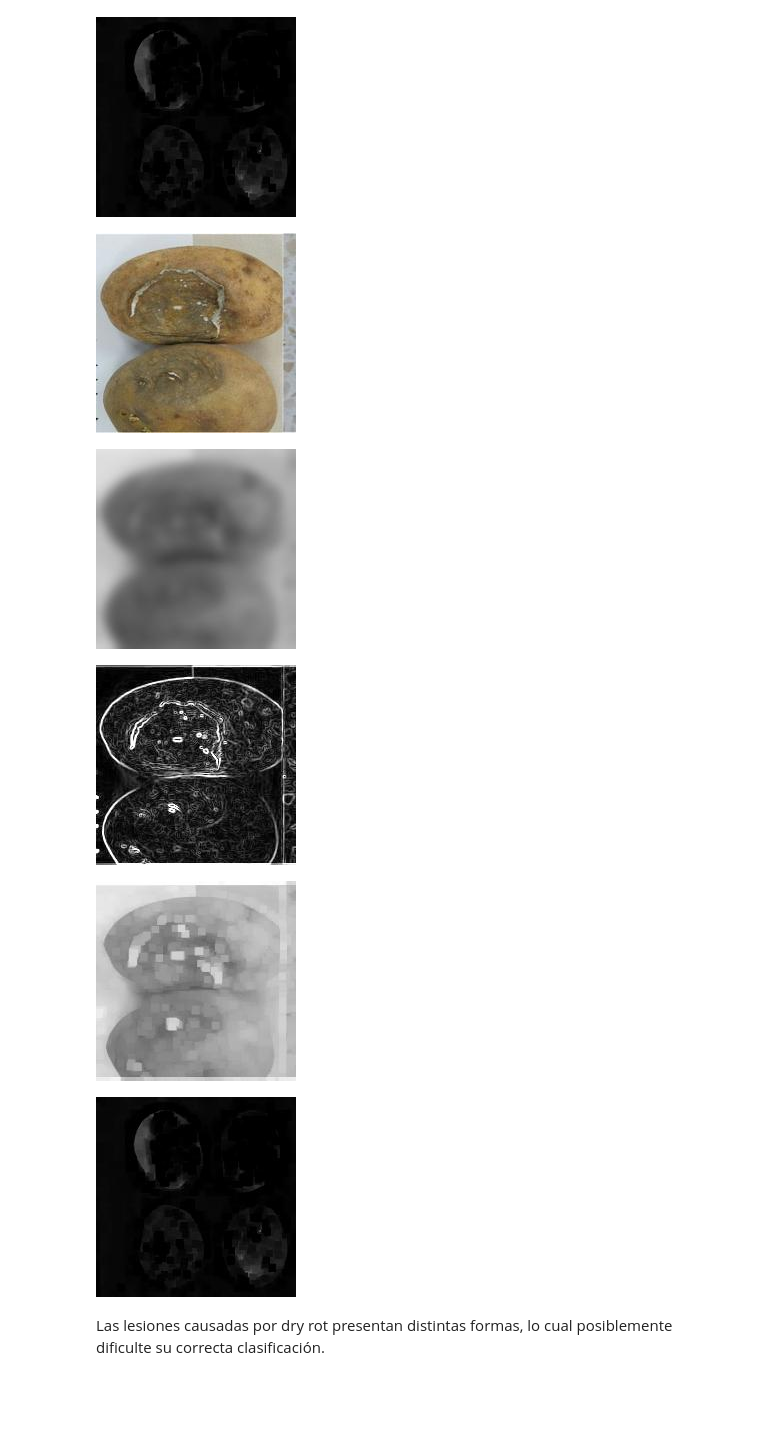
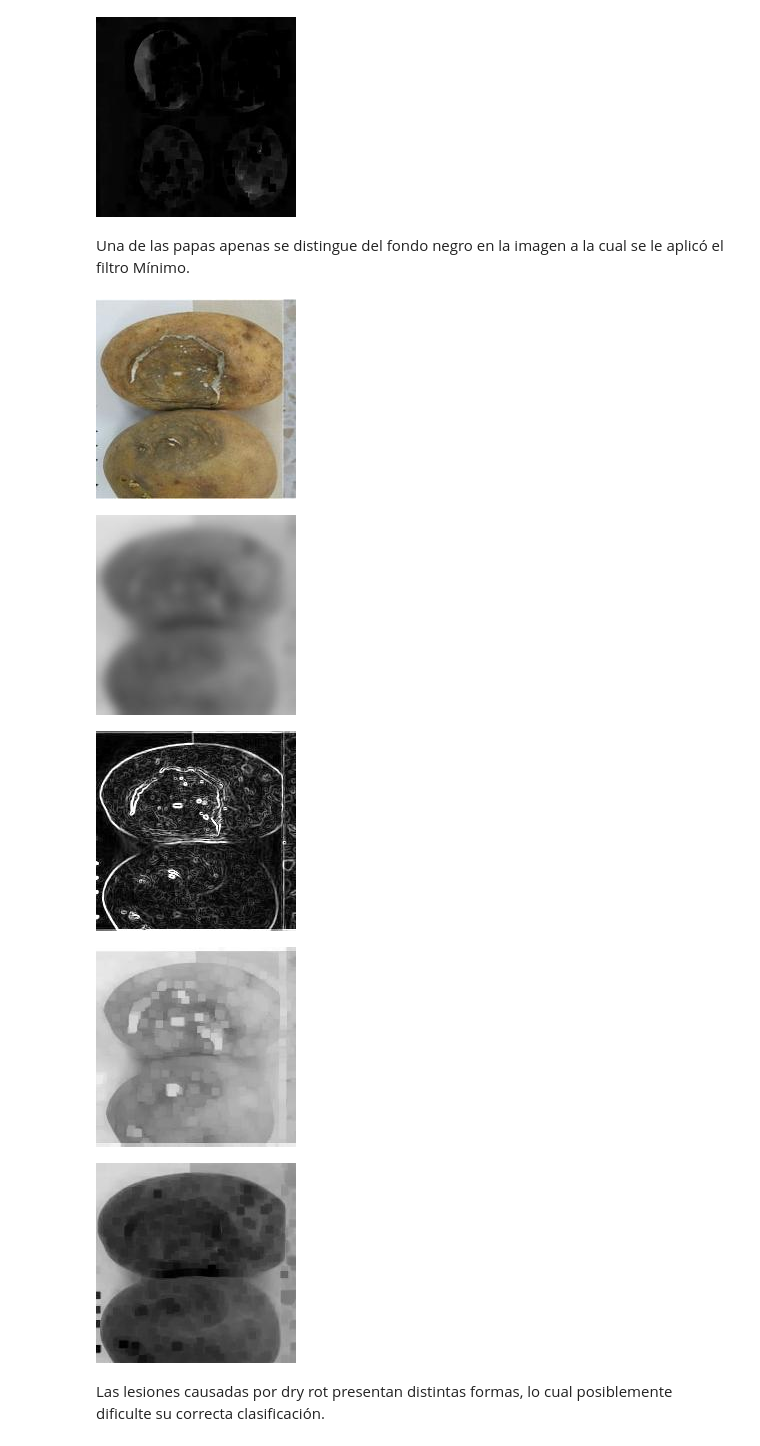
Before and after one commit to principioincertidumbre/ComputerVision, a Jupyter notebook: IntroCV_Tarea_2_Sofía_Vits.ipynb, the cells around one changed output. Saved outputs shown, nothing was run; the diff lists cells and outputs as text; code cells hidden in the pictures; blank space fills up the shorter version.

```diff
--- a/IntroCV_Tarea_2_Sofía_Vits.ipynb
+++ b/IntroCV_Tarea_2_Sofía_Vits.ipynb
@@ -532,34 +534,36 @@ display(pil_im_mi5)
 [figure]
 [figure]
 [figure]
+# %% [markdown]
+ Una de las papas apenas se distingue del fondo negro en la imagen a la cual se le aplicó el filtro Mínimo.
 # %%
 # Compara papa afectada por dry rot antes y después de aplicar desenfoque Gaussiano, filtros Sobel, Máximo y Mínimo
 
 # Original
 pil_im6 = Image.open('{}/55.jpg'.format(inPath3))
 display(pil_im6)
 
 # Desenfoque Gaussiano
 pil_im_g6 = Image.open('{}/55.jpg'.format(inPath7))
 display(pil_im_g6)
 
 # Sobel
 pil_im_s6 = Image.open('{}/55.jpg'.format(inPath11))
 display(pil_im_s6)
 
 # Máximo
 pil_im_m6 = Image.open('{}/55.jpg'.format(inPath15))
 display(pil_im_m6)
 
 # Mínimo
 pil_im_mi6 = Image.open('{}/55.jpg'.format(inPath19))
-display(pil_im_mi5)
+display(pil_im_mi6)
 # %% [output]
 [figure]
 [figure]
 [figure]
 [figure]
-[figure, old version]
+[figure, new version]
 # %% [markdown]
 Las lesiones causadas por dry rot presentan distintas formas, lo cual posiblemente dificulte su correcta clasificación.
 # %%
```
Also changed, not shown: parts of 9 cells of this notebook.
